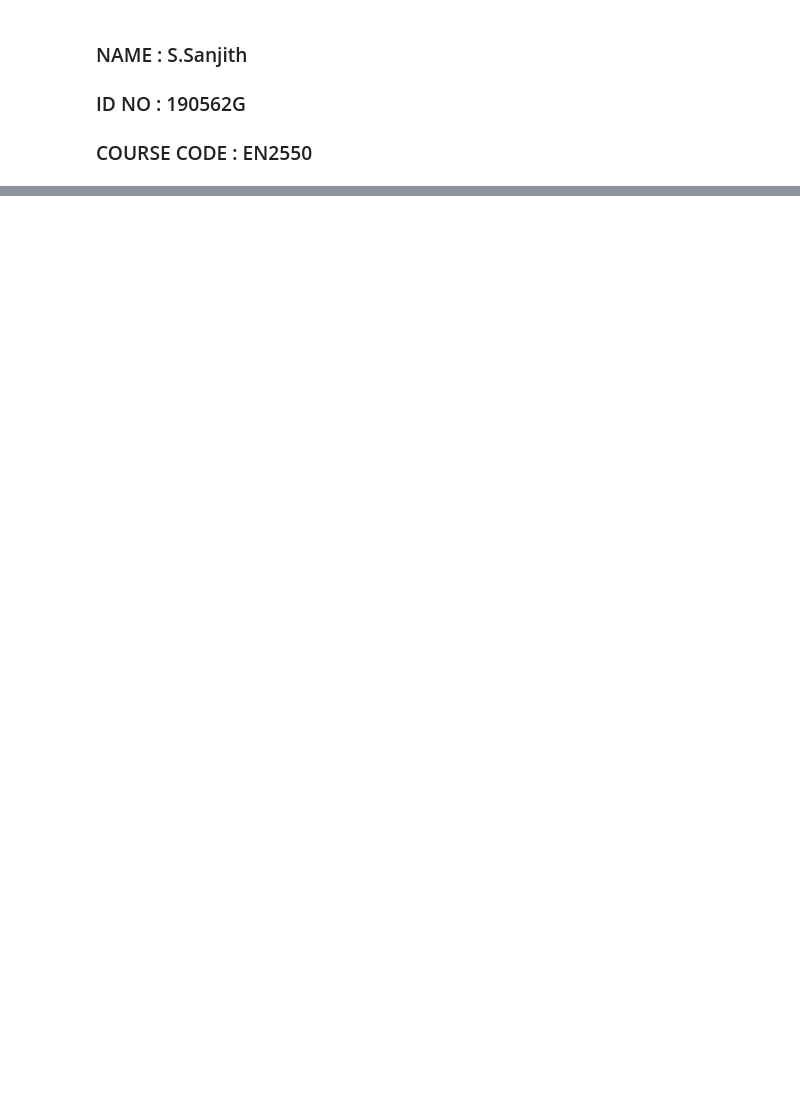
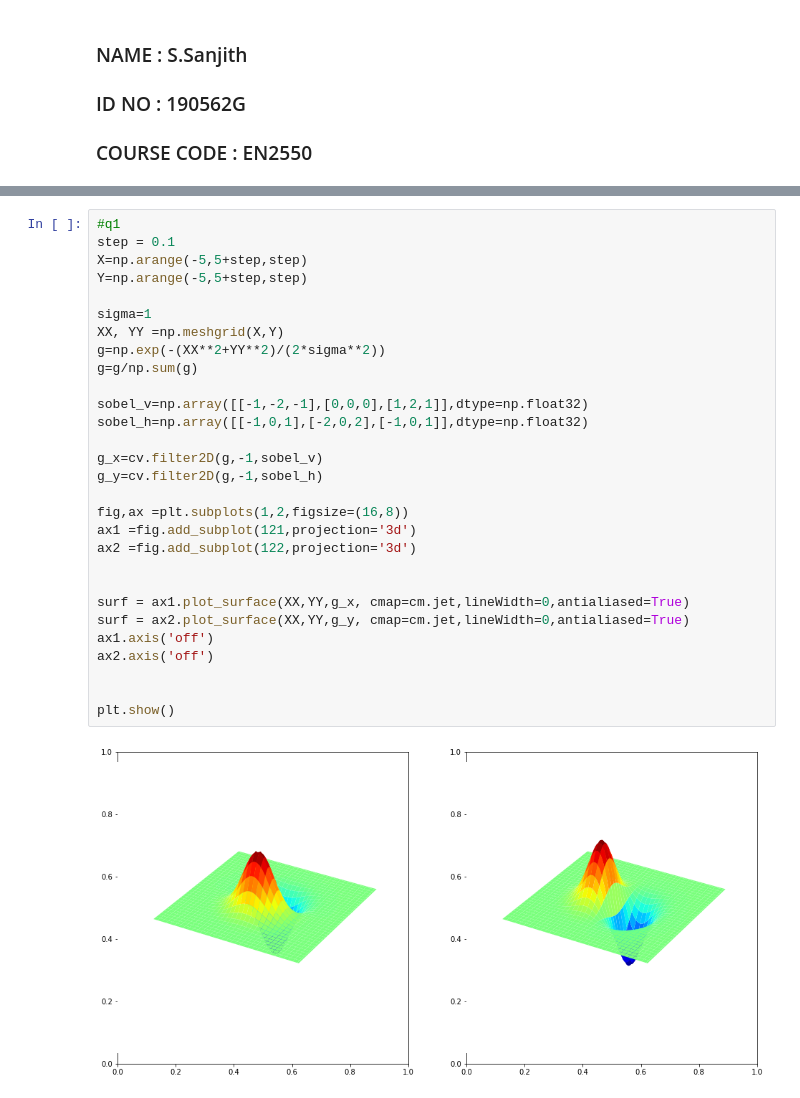
Before and after one commit to sanjith1999/EN2550-Assignments, a Jupyter notebook: Exercises/e4.ipynb, the cells around one changed output, grey strips where cells are left out. Drawn from its saved outputs; the diff is of its cells as text; blank space fills up the shorter version.

```diff
--- a/Exercises/e4.ipynb
+++ b/Exercises/e4.ipynb
@@ -11 +14,32 @@ import cv2 as cv
+# %%
+#q1
+step = 0.1
+X=np.arange(-5,5+step,step)
+Y=np.arange(-5,5+step,step)
+
+sigma=1
+XX, YY =np.meshgrid(X,Y)
+g=np.exp(-(XX**2+YY**2)/(2*sigma**2))
+g=g/np.sum(g)
+
+sobel_v=np.array([[-1,-2,-1],[0,0,0],[1,2,1]],dtype=np.float32)
+sobel_h=np.array([[-1,0,1],[-2,0,2],[-1,0,1]],dtype=np.float32)
+
+g_x=cv.filter2D(g,-1,sobel_v)
+g_y=cv.filter2D(g,-1,sobel_h)
+
+fig,ax =plt.subplots(1,2,figsize=(16,8))
+ax1 =fig.add_subplot(121,projection='3d')
+ax2 =fig.add_subplot(122,projection='3d')
+
+
+surf = ax1.plot_surface(XX,YY,g_x, cmap=cm.jet,lineWidth=0,antialiased=True)
+surf = ax2.plot_surface(XX,YY,g_y, cmap=cm.jet,lineWidth=0,antialiased=True)
+ax1.axis('off')
+ax2.axis('off')
+
+
+plt.show()
+# %% [output]
+[figure, added]
 # %%
```
Also changed, not shown: parts of 6 cells of this notebook, 1 other file.
